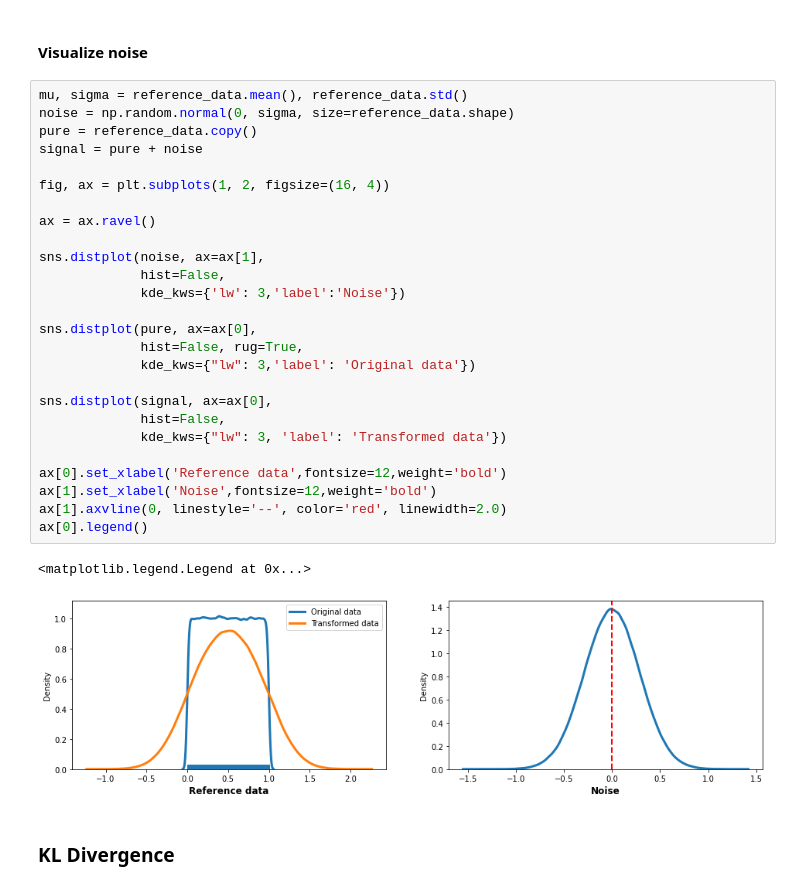
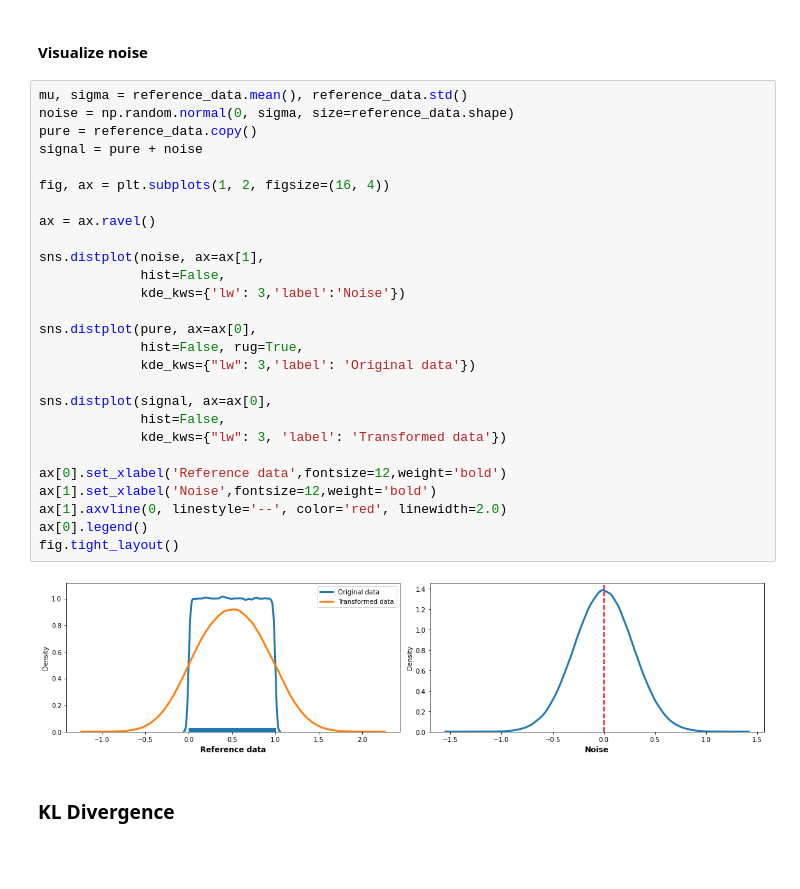
Before and after one commit to tdosreis/kl-divergence, a Jupyter notebook: kullback-leibler-divergence.ipynb, the cells around one changed output. Drawn from its saved outputs; the diff is of its cells as text; blank space fills up the shorter version.

Commit message:
Fix tight_layout plots

```diff
--- a/kullback-leibler-divergence.ipynb
+++ b/kullback-leibler-divergence.ipynb
@@ -36,32 +36,32 @@ reference_data = np.array([np.random.random() for i in range(n)])
 # %%
 mu, sigma = reference_data.mean(), reference_data.std()
 noise = np.random.normal(0, sigma, size=reference_data.shape)
 pure = reference_data.copy()
 signal = pure + noise
 
 fig, ax = plt.subplots(1, 2, figsize=(16, 4))
 
 ax = ax.ravel()
 
 sns.distplot(noise, ax=ax[1],
              hist=False,
              kde_kws={'lw': 3,'label':'Noise'})
 
 sns.distplot(pure, ax=ax[0],
              hist=False, rug=True,
              kde_kws={"lw": 3,'label': 'Original data'})
 
 sns.distplot(signal, ax=ax[0],
              hist=False,
              kde_kws={"lw": 3, 'label': 'Transformed data'})
 
 ax[0].set_xlabel('Reference data',fontsize=12,weight='bold')
 ax[1].set_xlabel('Noise',fontsize=12,weight='bold')
 ax[1].axvline(0, linestyle='--', color='red', linewidth=2.0)
 ax[0].legend()
+fig.tight_layout()
 # %% [output]
-<matplotlib.legend.Legend at 0x...>
-[figure, old version]
+[figure, new version]
 # %% [markdown]
 ### KL Divergence
 # %% [markdown]
```
Also changed, not shown: parts of 5 cells of this notebook.
